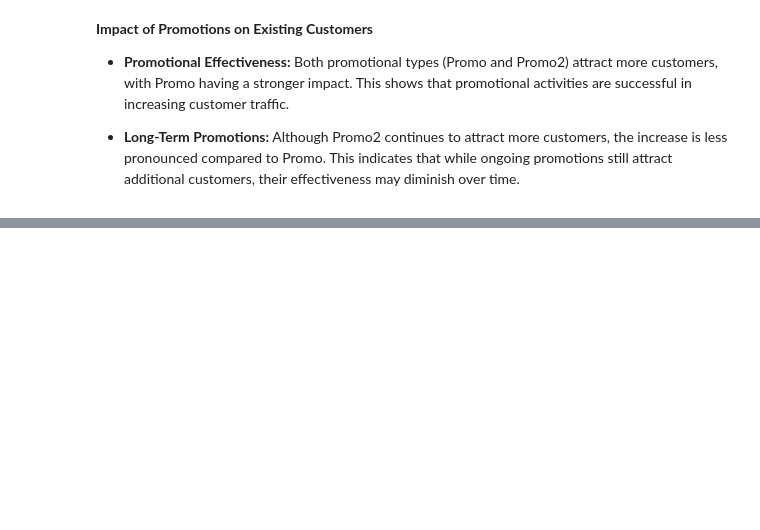
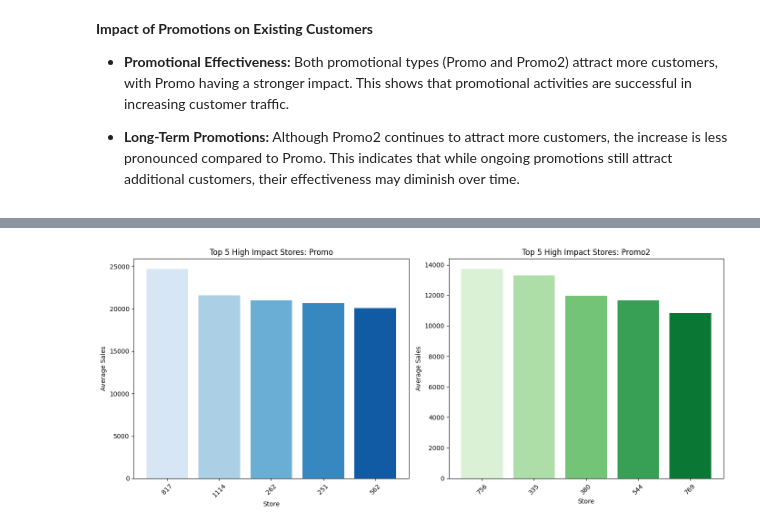
Before and after one commit to epythonlab/rossmann-pharma-sales-prediction, a Jupyter notebook: notebooks/exploratory_analysis.ipynb, the cells around one changed output, grey strips where cells are left out. Drawn from its saved outputs; the diff is of its cells as text; code cells hidden in the pictures; blank space fills up the shorter version.

Commit message:
Compared high impact stores in promotions

```diff
--- a/notebooks/exploratory_analysis.ipynb
+++ b/notebooks/exploratory_analysis.ipynb
@@ -407,0 +404,5 @@ plt.show()
+# %%
+# Visualize highest Store Impact on Promotions
+vlyr._high_impact_stores(train_data, top_n=5)
+# %% [output]
+[figure, added]
```
Also changed, not shown: parts of 11 cells of this notebook, 1 other file.
